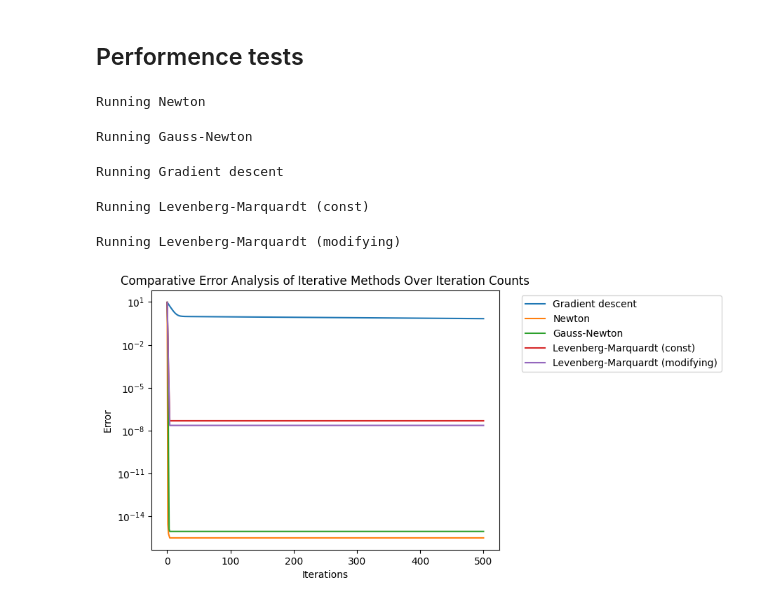
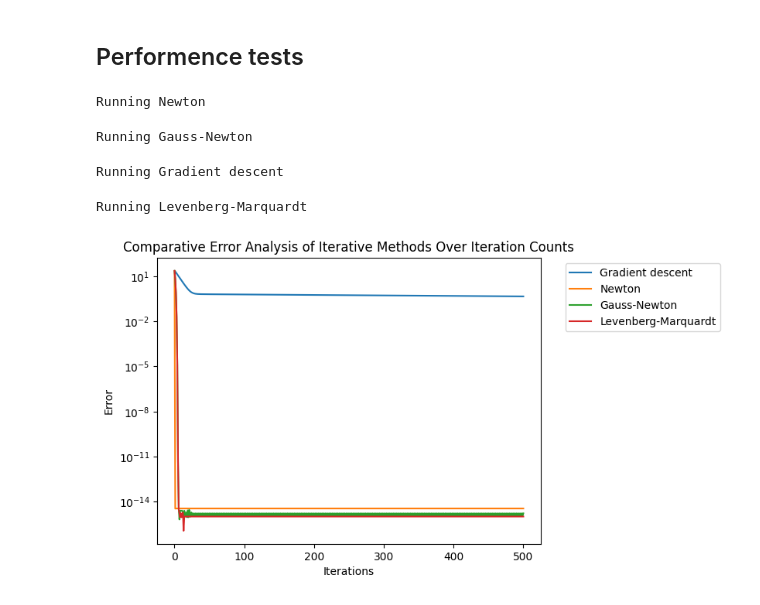
Before and after one commit to Perlik476/MNUMAD-optimizers, a Jupyter notebook: project/test_simple_function.ipynb, the cells around one changed output. Saved outputs shown, nothing was run; the diff lists cells and outputs as text; code cells hidden in the pictures.

```diff
--- a/project/test_simple_function.ipynb
+++ b/project/test_simple_function.ipynb
@@ -91,27 +91,23 @@ F = Function(R_value, R_derivative, R_hessian, N=3, M=6)
 # %% [markdown]
 ## Performence tests
 # %%
-M = 3
+N = 3
 max_iter = 500
-p0 = np.random.randn(M)
+np.random.seed(1)
+p0 = np.random.randn(N)
 alpha_gd = 1e-3
 alpha_gn = 1.0
-lambda0 = 1e-2
-lambda_change = 1.1
-step_max_iter = 10
-step_tol = 1e-6
+lambda0 = 1e-10
 
 NEWTON = "Newton"
 GAUSS_NEWTON = "Gauss-Newton"
 GRADIENT_DESCENT = "Gradient descent"
-LEVENBERG_MARQUARDT_CONST_PARAM = "Levenberg-Marquardt (const)"
-LEVENBERG_MARQUARDT_MODIFYING_PARAM = "Levenberg-Marquardt (modifying)"
+LEVENBERG_MARQUARDT_CONST_PARAM = "Levenberg-Marquardt"
 optimizer_names = [
     GRADIENT_DESCENT,
     NEWTON,
     GAUSS_NEWTON,
     LEVENBERG_MARQUARDT_CONST_PARAM,
-    LEVENBERG_MARQUARDT_MODIFYING_PARAM,
 ]
 
 errors = {name: [] for name in optimizer_names}
@@ -120,38 +116,33 @@ points = {name: [] for name in optimizer_names}
 optimizer_functions = {
     NEWTON: lambda points, errs: newton(R=F, p0=p0, max_iter=max_iter, alpha=alpha_gn, points=points, errs=errs),
     GAUSS_NEWTON: lambda points, errs: gauss_newton(R=F, p0=p0, alpha=alpha_gn, max_iter=max_iter, points=points, errs=errs),
     GRADIENT_DESCENT: lambda points, errs: gradient_descent(R=F, p0=p0, alpha=alpha_gd, max_iter=max_iter, points=points, errs=errs),
     LEVENBERG_MARQUARDT_CONST_PARAM: lambda points, errs: (
         LevenbergMarquardt(R=F, lambda_param_fun=LevenbergMarquardt.LambdaParamConstant(lambda0=lambda0))
-        .optimize(p0, max_iter, step_type="cgnr", step_max_iter=step_max_iter, step_tol=step_tol, points=points, errs=errs)
-    ),
-    LEVENBERG_MARQUARDT_MODIFYING_PARAM: lambda points, errs: (
-        LevenbergMarquardt(R=F, lambda_param_fun=LevenbergMarquardt.LambdaParamDefaultModifier(lambda0=lambda0, lambda_change=lambda_change))
-        .optimize(p0, max_iter, step_type="cgnr", step_max_iter=step_max_iter, step_tol=step_tol, points=points, errs=errs)
+        .optimize(p0, max_iter, points=points, errs=errs)
     ),
 }
 
 for name, optimizer in optimizer_functions.items():
     print("Running " + name)
     optimizer(points=points[name], errs=errors[name])
 
 iters = np.arange(0, max_iter + 1)
 for label, err in errors.items():
     try:
         plt.plot(iters, err, label=label)
     except:
         print("error in plotting for " + label)
 
 plt.legend(bbox_to_anchor=(1.05, 1), loc='upper left')
 plt.xlabel("Iterations")
 plt.ylabel("Error")
 plt.yscale("log")
 plt.title("Comparative Error Analysis of Iterative Methods Over Iteration Counts")
 plt.show()
 # %% [output]
 Running Newton
 Running Gauss-Newton
 Running Gradient descent
-Running Levenberg-Marquardt (const)
+Running Levenberg-Marquardt
-Running Levenberg-Marquardt (modifying)
-[figure, old version]
+[figure, new version]
```
Also changed, not shown: 5 other files.
